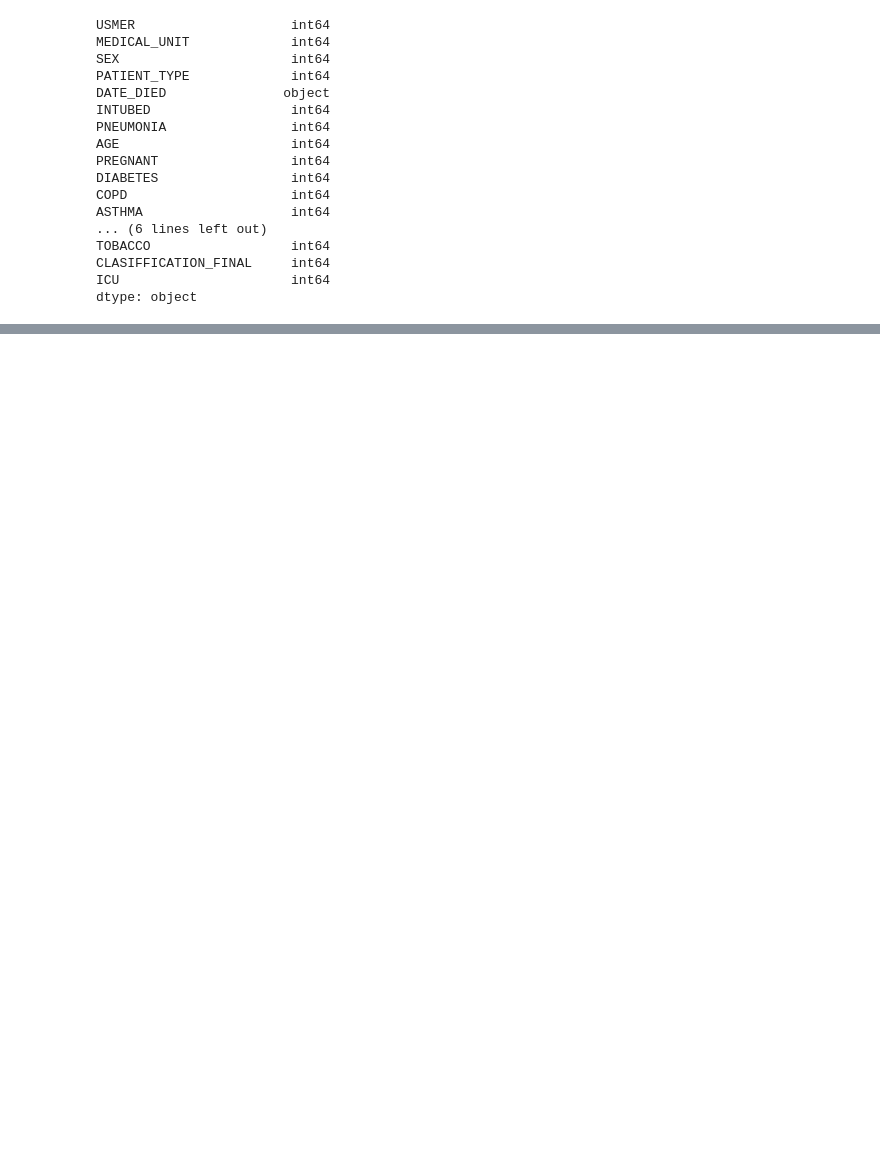
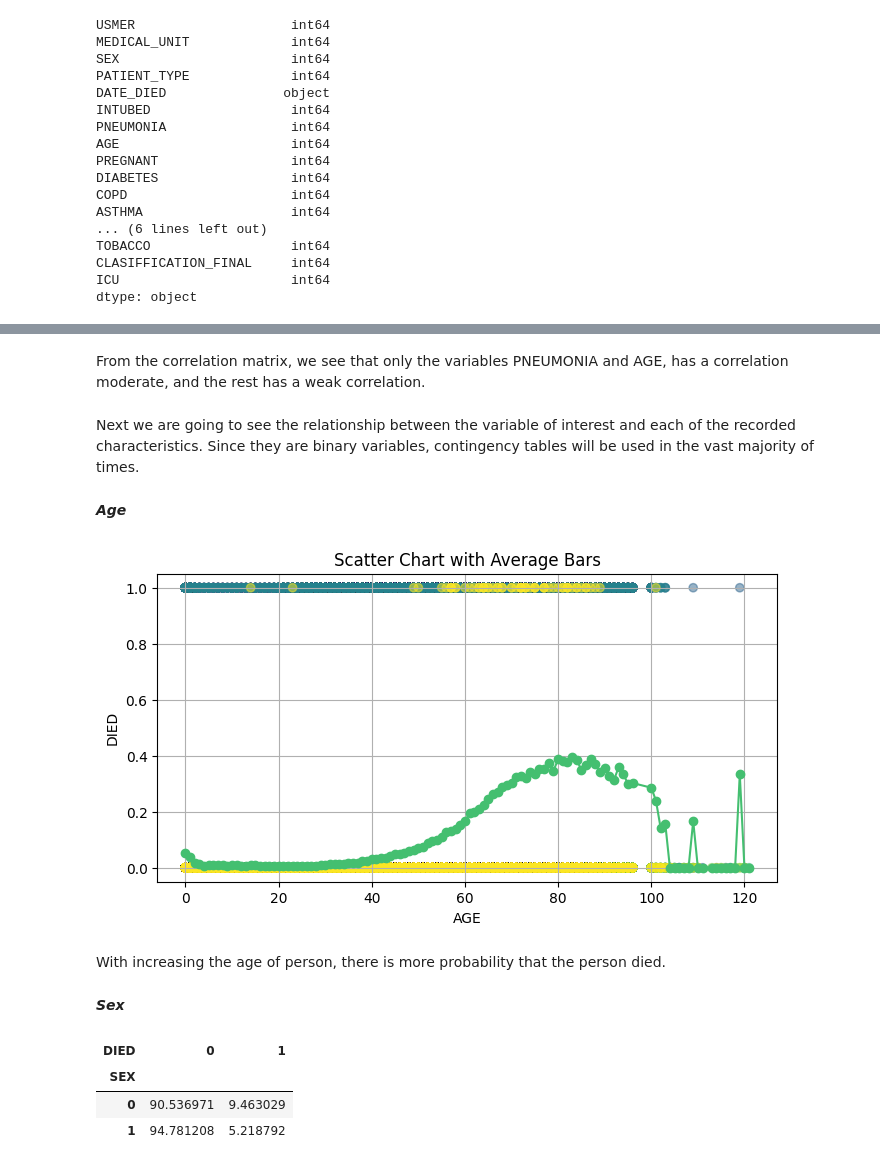
Before and after one commit to DavidCastro88/PredictDeathCovid-19, a Jupyter notebook: Predictive_Mortality_Risk_Model.ipynb, the cells around one changed output, grey strips where cells are left out. Saved outputs shown, nothing was run; the diff lists cells and outputs as text; code cells hidden in the pictures; blank space fills up the shorter version.

```diff
--- a/Predictive_Mortality_Risk_Model.ipynb
+++ b/Predictive_Mortality_Risk_Model.ipynb
@@ -144,0 +323,34 @@ dtype: object
+# %% [markdown]
+From the correlation matrix, we see that only the variables PNEUMONIA and AGE, has a correlation moderate, and the rest has a weak correlation.
+# %% [markdown]
+Next we are going to see the relationship between the variable of interest and each of the recorded characteristics. Since they are binary variables, contingency tables will be used in the vast majority of times.
+# %% [markdown]
+***Age***
+# %%
+#Gráfico de dispersión con barras de promedio
+data_prueba_edad = data.copy()
+promedios = data_prueba_edad.groupby('AGE')['DIED'].mean().reset_index()
+cmap = plt.get_cmap('viridis')
+colors = cmap(np.linspace(0, 1, len(data_prueba_edad['AGE'])))
+tono_morado = cmap(0.7)
+plt.figure(figsize=(8, 4))
+scatter = plt.scatter(data_prueba_edad['AGE'], data_prueba_edad['DIED'], alpha=0.5, c=colors)
+plt.plot(promedios['AGE'], promedios['DIED'], color=tono_morado, marker='o', linestyle='-')
+plt.xlabel('AGE')
+plt.ylabel('DIED')
+plt.title('Scatter Chart with Average Bars')
+plt.grid(True)
+plt.show()
+# %% [output]
+[figure, added]
+# %% [markdown]
+With increasing the age of person, there is more probability that the person died.
+# %% [markdown]
+***Sex***
+# %%
+pd.crosstab(data['SEX'],data['DIED'],  normalize='index') * 100
+# %% [output]
+| DIED | 0 | 1 |
+| SEX |  |  |
+| 0 | 90.536971 | 9.463029 |
+| 1 | 94.781208 | 5.218792 |
```
Also changed, not shown: parts of 77 cells of this notebook.
